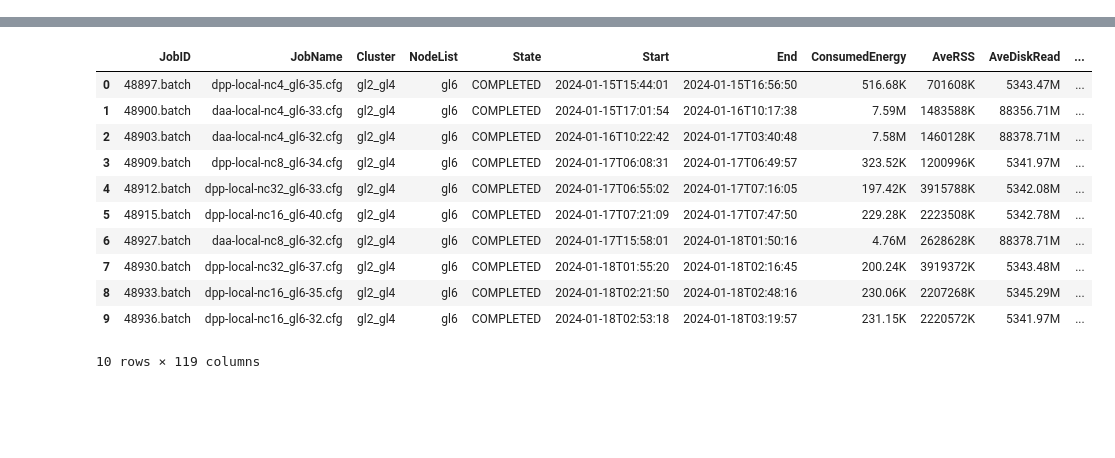
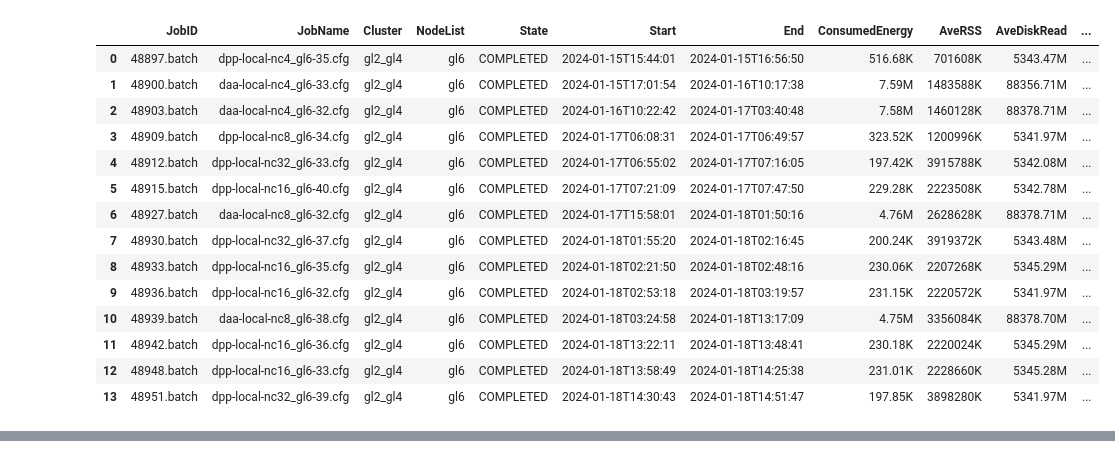
Before and after one commit to dmitrijs-voronovs/haddock-energy-consumption-optimization, a Jupyter notebook: data_analysis/new.analysis.ipynb, the cells around one changed output, grey strips where cells are left out. Saved outputs shown, nothing was run; the diff lists cells and outputs as text; code cells hidden in the pictures; blank space fills up the shorter version.

Commit message:
create analysis for new local experiments. Adapt for new data.

```diff
--- a/data_analysis/new.analysis.ipynb
+++ b/data_analysis/new.analysis.ipynb
@@ -145,25 +149,25 @@ See the caveats in the documentation: https://pandas.pydata.org/pandas-docs/stab
 | 77 | 49194 | daa-local-nc8_gl6-36.cfg | gl2_gl4 | assigned | PENDING | Unknown | Unknown | 0 | NaN | NaN | ... |
 78 rows × 116 columns
 # %%
-
-def convert_elapsed_time(elapsed_time):
-    print(elapsed_time)
-    parts = elapsed_time.split('-') if '-' in elapsed_time else [0, elapsed_time]
-    days = int(parts[0])
-    time_parts = parts[1].split(':')
-    hours = int(time_parts[0])
-    minutes = int(time_parts[1])
-    seconds = int(time_parts[2])
-    total_seconds = days * 24 * 3600 + hours * 3600 + minutes * 60 + seconds
-    return total_seconds
-
-
-# data = data[data['AveCPU'] != 'nan']
-#  remove NaN values
 data = data.dropna(subset=['AveCPU'])
 
 data['n_ave_cpu'] = data['AveCPU'].apply(convert_elapsed_time)
 data['n_elapsed'] = data['Elapsed'].apply(convert_elapsed_time)
 data['cpu_utilization'] = data['n_ave_cpu'] / data['n_elapsed']
 data
 # %% [output]
+|  | JobID | JobName | Cluster | NodeList | State | Start | End | ConsumedEnergy | AveRSS | AveDiskRead | ... |
+| 0 | 48897.batch | dpp-local-nc4_gl6-35.cfg | gl2_gl4 | gl6 | COMPLETED | 2024-01-15T15:44:01 | 2024-01-15T16:56:50 | 516.68K | 701608K | 5343.47M | ... |
+| 1 | 48900.batch | daa-local-nc4_gl6-33.cfg | gl2_gl4 | gl6 | COMPLETED | 2024-01-15T17:01:54 | 2024-01-16T10:17:38 | 7.59M | 1483588K | 88356.71M | ... |
+| 2 | 48903.batch | daa-local-nc4_gl6-32.cfg | gl2_gl4 | gl6 | COMPLETED | 2024-01-16T10:22:42 | 2024-01-17T03:40:48 | 7.58M | 1460128K | 88378.71M | ... |
+| 3 | 48909.batch | dpp-local-nc8_gl6-34.cfg | gl2_gl4 | gl6 | COMPLETED | 2024-01-17T06:08:31 | 2024-01-17T06:49:57 | 323.52K | 1200996K | 5341.97M | ... |
+| 4 | 48912.batch | dpp-local-nc32_gl6-33.cfg | gl2_gl4 | gl6 | COMPLETED | 2024-01-17T06:55:02 | 2024-01-17T07:16:05 | 197.42K | 3915788K | 5342.08M | ... |
+| 5 | 48915.batch | dpp-local-nc16_gl6-40.cfg | gl2_gl4 | gl6 | COMPLETED | 2024-01-17T07:21:09 | 2024-01-17T07:47:50 | 229.28K | 2223508K | 5342.78M | ... |
+| 6 | 48927.batch | daa-local-nc8_gl6-32.cfg | gl2_gl4 | gl6 | COMPLETED | 2024-01-17T15:58:01 | 2024-01-18T01:50:16 | 4.76M | 2628628K | 88378.71M | ... |
+| 7 | 48930.batch | dpp-local-nc32_gl6-37.cfg | gl2_gl4 | gl6 | COMPLETED | 2024-01-18T01:55:20 | 2024-01-18T02:16:45 | 200.24K | 3919372K | 5343.48M | ... |
+| 8 | 48933.batch | dpp-local-nc16_gl6-35.cfg | gl2_gl4 | gl6 | COMPLETED | 2024-01-18T02:21:50 | 2024-01-18T02:48:16 | 230.06K | 2207268K | 5345.29M | ... |
+| 9 | 48936.batch | dpp-local-nc16_gl6-32.cfg | gl2_gl4 | gl6 | COMPLETED | 2024-01-18T02:53:18 | 2024-01-18T03:19:57 | 231.15K | 2220572K | 5341.97M | ... |
+| 10 | 48939.batch | daa-local-nc8_gl6-38.cfg | gl2_gl4 | gl6 | COMPLETED | 2024-01-18T03:24:58 | 2024-01-18T13:17:09 | 4.75M | 3356084K | 88378.70M | ... |
+| 11 | 48942.batch | dpp-local-nc16_gl6-36.cfg | gl2_gl4 | gl6 | COMPLETED | 2024-01-18T13:22:11 | 2024-01-18T13:48:41 | 230.18K | 2220024K | 5345.29M | ... |
+| 12 | 48948.batch | dpp-local-nc16_gl6-33.cfg | gl2_gl4 | gl6 | COMPLETED | 2024-01-18T13:58:49 | 2024-01-18T14:25:38 | 231.01K | 2228660K | 5345.28M | ... |
+| 13 | 48951.batch | dpp-local-nc32_gl6-39.cfg | gl2_gl4 | gl6 | COMPLETED | 2024-01-18T14:30:43 | 2024-01-18T14:51:47 | 197.85K | 3898280K | 5341.97M | ... |
@@ -190,15 +175,3 @@ data
-|  | JobID | JobName | Cluster | NodeList | State | Start | End | ConsumedEnergy | AveRSS | AveDiskRead | ... |
-| 0 | 48897.batch | dpp-local-nc4_gl6-35.cfg | gl2_gl4 | gl6 | COMPLETED | 2024-01-15T15:44:01 | 2024-01-15T16:56:50 | 516.68K | 701608K | 5343.47M | ... |
-| 1 | 48900.batch | daa-local-nc4_gl6-33.cfg | gl2_gl4 | gl6 | COMPLETED | 2024-01-15T17:01:54 | 2024-01-16T10:17:38 | 7.59M | 1483588K | 88356.71M | ... |
-| 2 | 48903.batch | daa-local-nc4_gl6-32.cfg | gl2_gl4 | gl6 | COMPLETED | 2024-01-16T10:22:42 | 2024-01-17T03:40:48 | 7.58M | 1460128K | 88378.71M | ... |
-| 3 | 48909.batch | dpp-local-nc8_gl6-34.cfg | gl2_gl4 | gl6 | COMPLETED | 2024-01-17T06:08:31 | 2024-01-17T06:49:57 | 323.52K | 1200996K | 5341.97M | ... |
-| 4 | 48912.batch | dpp-local-nc32_gl6-33.cfg | gl2_gl4 | gl6 | COMPLETED | 2024-01-17T06:55:02 | 2024-01-17T07:16:05 | 197.42K | 3915788K | 5342.08M | ... |
-| 5 | 48915.batch | dpp-local-nc16_gl6-40.cfg | gl2_gl4 | gl6 | COMPLETED | 2024-01-17T07:21:09 | 2024-01-17T07:47:50 | 229.28K | 2223508K | 5342.78M | ... |
-| 6 | 48927.batch | daa-local-nc8_gl6-32.cfg | gl2_gl4 | gl6 | COMPLETED | 2024-01-17T15:58:01 | 2024-01-18T01:50:16 | 4.76M | 2628628K | 88378.71M | ... |
-| 7 | 48930.batch | dpp-local-nc32_gl6-37.cfg | gl2_gl4 | gl6 | COMPLETED | 2024-01-18T01:55:20 | 2024-01-18T02:16:45 | 200.24K | 3919372K | 5343.48M | ... |
-| 8 | 48933.batch | dpp-local-nc16_gl6-35.cfg | gl2_gl4 | gl6 | COMPLETED | 2024-01-18T02:21:50 | 2024-01-18T02:48:16 | 230.06K | 2207268K | 5345.29M | ... |
-| 9 | 48936.batch | dpp-local-nc16_gl6-32.cfg | gl2_gl4 | gl6 | COMPLETED | 2024-01-18T02:53:18 | 2024-01-18T03:19:57 | 231.15K | 2220572K | 5341.97M | ... |
-10 rows × 119 columns
 # %%
 jobs_to_eliminate = data[data.ncores == 2]
 " ".join(map(str, list(jobs_to_eliminate.JobID.to_list())))
```
Also changed, not shown: parts of 13 cells of this notebook, 10 other files.
